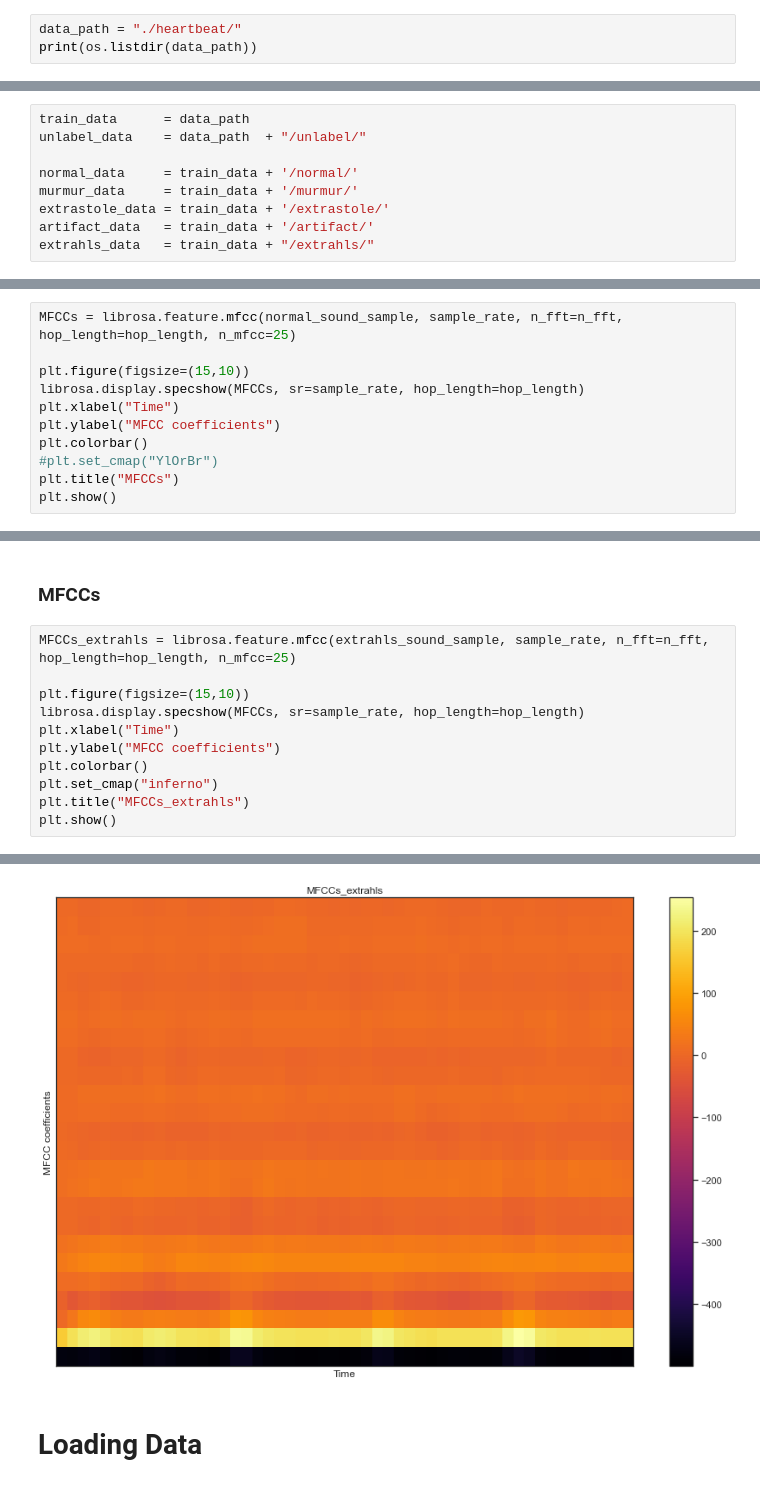
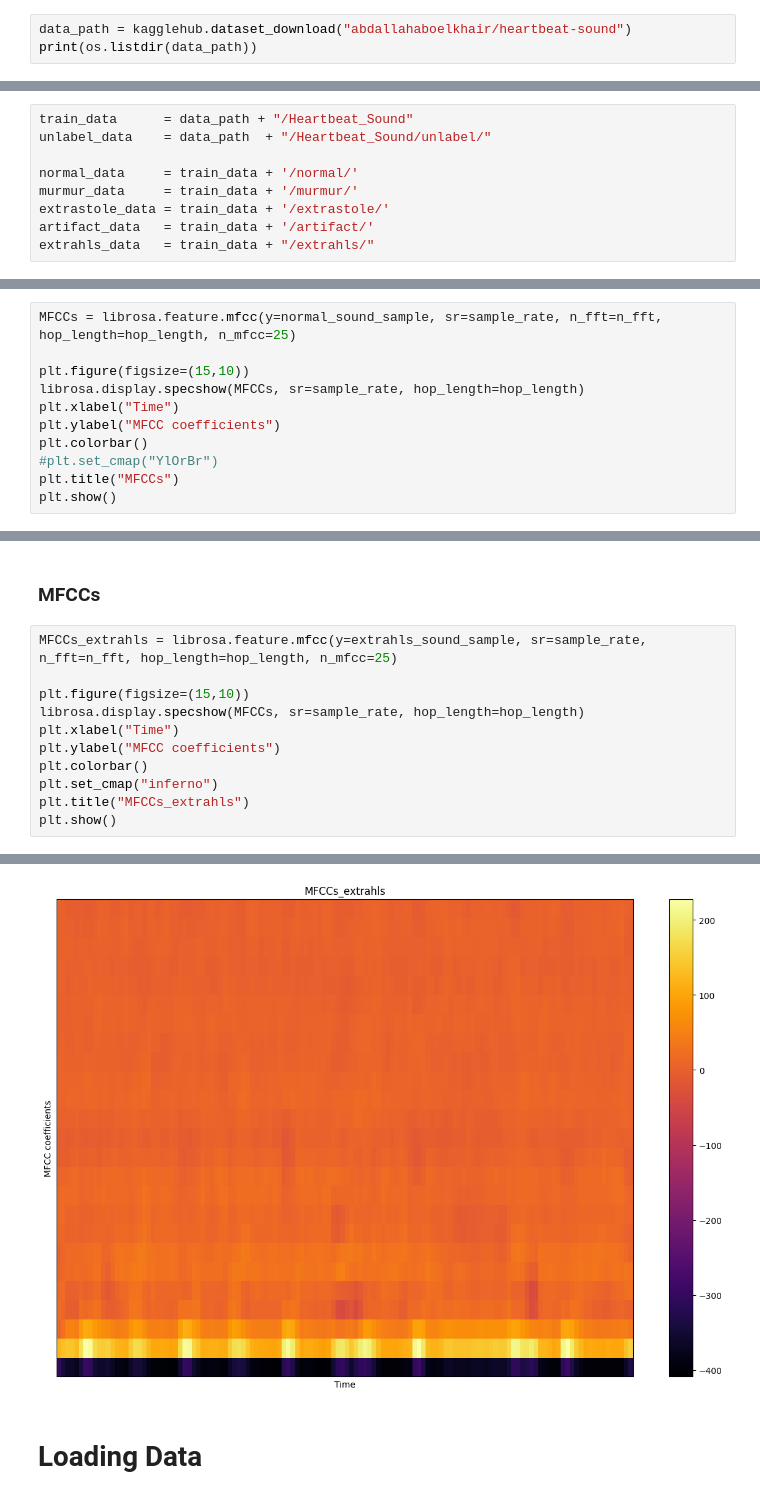
Before and after one commit to harvestwalukow/unair, a Jupyter notebook: SEMESTER 5/DATMIN II/Heartbeat_classification.ipynb, the cells around one changed output, grey strips where cells are left out. Saved outputs shown, nothing was run; the diff lists cells and outputs as text.

```diff
--- a/SEMESTER 5/DATMIN II/Heartbeat_classification.ipynb
+++ b/SEMESTER 5/DATMIN II/Heartbeat_classification.ipynb
@@ -13,4 +14,4 @@ import tensorflow as tf
 # %%
-data_path = "./heartbeat/"
+data_path = kagglehub.dataset_download("abdallahaboelkhair/heartbeat-sound")
 print(os.listdir(data_path))
 # %% [output]
@@ -18,6 +21,6 @@ print(os.listdir(data_path))
 # %%
-train_data      = data_path
-unlabel_data    = data_path  + "/unlabel/"
+train_data      = data_path + "/Heartbeat_Sound"
+unlabel_data    = data_path  + "/Heartbeat_Sound/unlabel/"
 
 normal_data     = train_data + '/normal/'
 murmur_data     = train_data + '/murmur/'
@@ -148,7 +151,7 @@ Text(0.5, 1.0, 'Spectrogram')
 # %% [markdown]
 ### MFCCs
 # %%
-MFCCs = librosa.feature.mfcc(normal_sound_sample, sample_rate, n_fft=n_fft, hop_length=hop_length, n_mfcc=25)
+MFCCs = librosa.feature.mfcc(y=normal_sound_sample, sr=sample_rate, n_fft=n_fft, hop_length=hop_length, n_mfcc=25)
 
 plt.figure(figsize=(15,10))
 librosa.display.specshow(MFCCs, sr=sample_rate, hop_length=hop_length)
@@ -472,7 +471,7 @@ Text(0.5, 1.0, 'Spectrogram_extrahlse')
 # %% [markdown]
 ### MFCCs
 # %%
-MFCCs_extrahls = librosa.feature.mfcc(extrahls_sound_sample, sample_rate, n_fft=n_fft, hop_length=hop_length, n_mfcc=25)
+MFCCs_extrahls = librosa.feature.mfcc(y=extrahls_sound_sample, sr=sample_rate, n_fft=n_fft, hop_length=hop_length, n_mfcc=25)
 
 plt.figure(figsize=(15,10))
 librosa.display.specshow(MFCCs, sr=sample_rate, hop_length=hop_length)
@@ -488,4 +485,4 @@ plt.show()
-[figure, old version]
+[figure, new version]
 # %% [markdown]
 # Loading Data
 # %%
```
Also changed, not shown: parts of 39 cells of this notebook.
